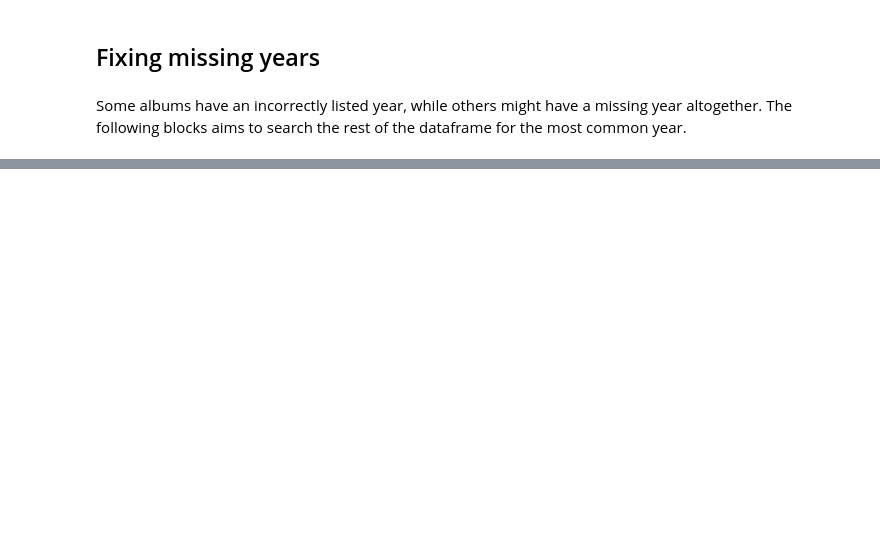
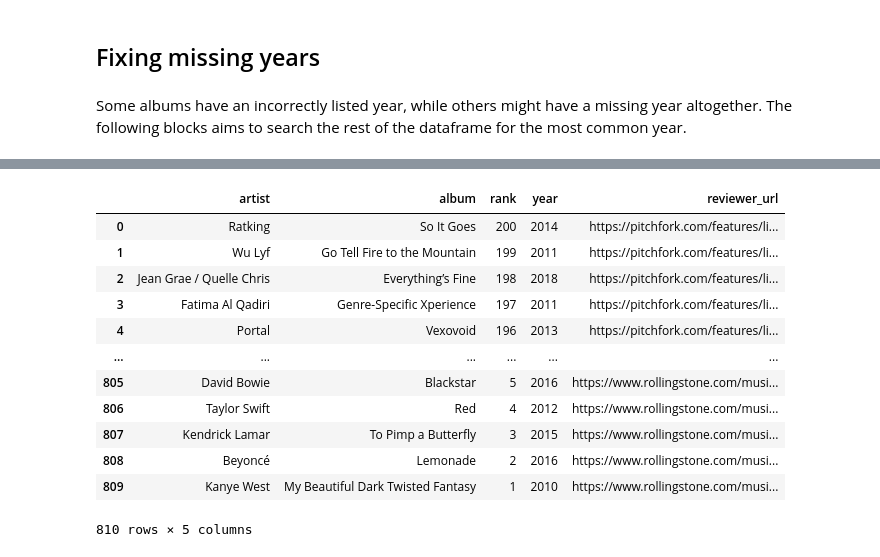
Before and after one commit to awray3/albums2010-2019, a Jupyter notebook: TopAlbums.ipynb, the cells around one changed output, grey strips where cells are left out. Drawn from its saved outputs; the diff is of its cells as text; code cells hidden in the pictures; blank space fills up the shorter version.

```diff
--- a/TopAlbums.ipynb
+++ b/TopAlbums.ipynb
@@ -535,0 +700,2 @@ Make a new column for a score conversion.
+# %%
+albums.loc[albums['new_year'].isna(), "new_year"] = albums.loc[albums['new_year'].isna(), "new_album_name"].apply(lambda x: custom_year_dict[x])
@@ -535,0 +754,22 @@ Make a new column for a score conversion.
+# %%
+duplicate_dict = {
+    "JAY-Z": ["Jay-Z", "JAY-Z", "Jay-z", "JAY-z"],
+    "D'Angelo and the Vanguard": [
+        "D’Angelo And The Vanguard",
+        "D'Angelo and the Vanguard",
+        "D’Angelo and the Vanguard",
+        "D’Angelo & the Vanguard",
+        "D'Angelo",
+        'D’Angelo',
+    ],
+    "JAY-Z & Kanye West": [
+        "JAY-Z & Kanye West",
+        "Jay-Z & Kanye West",
+        "Jay-Z and Kanye West",
+        "JAY-Z / Kanye West",
+    ],
+}
+# %%
+# Make all duplicates the same.
+for artist in duplicate_dict.keys():
+    albums.loc[albums["artist"].isin(duplicate_dict[artist]), "artist"] = artist
@@ -535,0 +787,21 @@ Make a new column for a score conversion.
+# %%
+albums['year'] = albums['new_year']
+albums['album'] = albums['new_album_name']
+
+albums.drop(['new_year', 'new_album_name'], axis=1, inplace=True)
+# %%
+albums.reset_index(drop=True)
+# %% [output]
+|  | artist | album | rank | year | reviewer_url |
+| 0 | Ratking | So It Goes | 200 | 2014 | https://pitchfork.com/features/li... |
+| 1 | Wu Lyf | Go Tell Fire to the Mountain | 199 | 2011 | https://pitchfork.com/features/li... |
+| 2 | Jean Grae / Quelle Chris | Everything’s Fine | 198 | 2018 | https://pitchfork.com/features/li... |
+| 3 | Fatima Al Qadiri | Genre-Specific Xperience | 197 | 2011 | https://pitchfork.com/features/li... |
+| 4 | Portal | Vexovoid | 196 | 2013 | https://pitchfork.com/features/li... |
+| ... | ... | ... | ... | ... | ... |
+| 805 | David Bowie | Blackstar | 5 | 2016 | https://www.rollingstone.com/musi... |
+| 806 | Taylor Swift | Red | 4 | 2012 | https://www.rollingstone.com/musi... |
+| 807 | Kendrick Lamar | To Pimp a Butterfly | 3 | 2015 | https://www.rollingstone.com/musi... |
+| 808 | Beyoncé | Lemonade | 2 | 2016 | https://www.rollingstone.com/musi... |
+| 809 | Kanye West | My Beautiful Dark Twisted Fantasy | 1 | 2010 | https://www.rollingstone.com/musi... |
+810 rows × 5 columns
```
Also changed, not shown: parts of 54 cells of this notebook.
